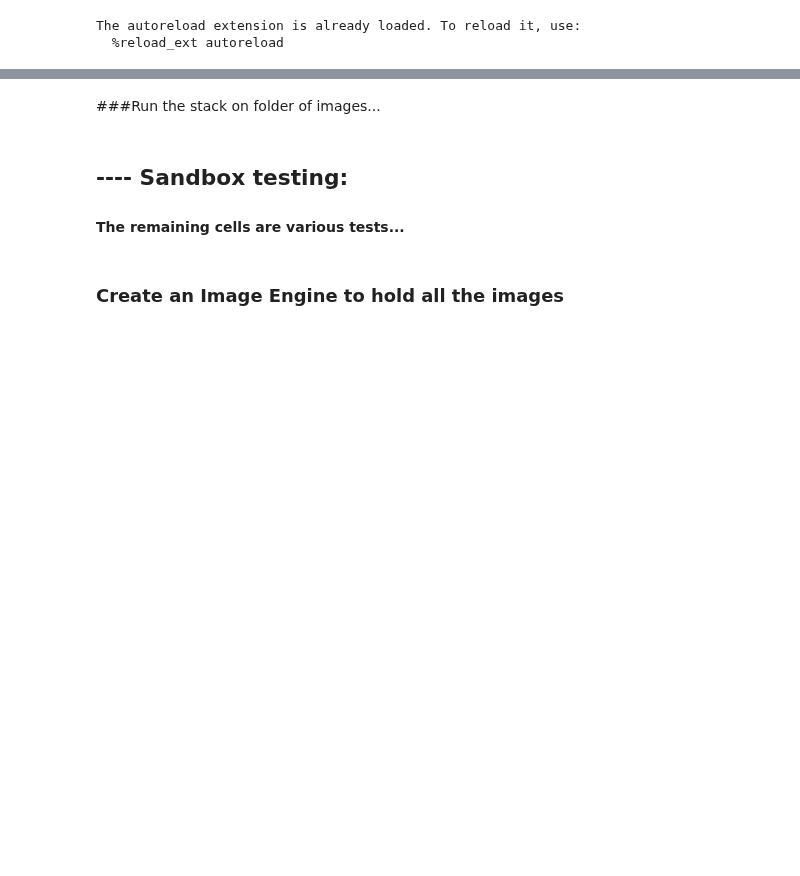
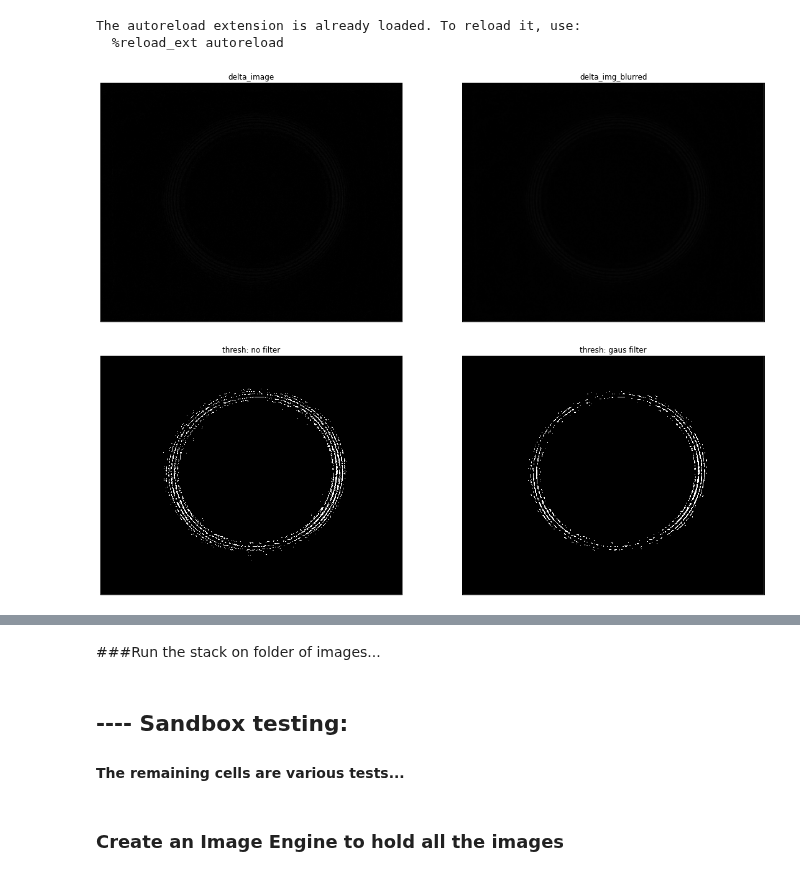
Before and after one commit to Aniruddh1/ipython-opencv-notebooks, a Jupyter notebook: notebooks/ContactFront_MR_EdgeCircles.ipynb, the cells around one changed output, grey strips where cells are left out. Drawn from its saved outputs; the diff is of its cells as text; code cells hidden in the pictures; blank space fills up the shorter version.

```diff
--- a/notebooks/ContactFront_MR_EdgeCircles.ipynb
+++ b/notebooks/ContactFront_MR_EdgeCircles.ipynb
@@ -16,6 +16,44 @@ import ip_routines as ip
 # %% [output]
 The autoreload extension is already loaded. To reload it, use:
   %reload_ext autoreload
+# %%
+plot_lst = []
+bg_num = 1
+fg_num = 120
+bg_img_name = ("/data/tmp/ripped/2015-10-28_thr_test1-%03d.png" % (bg_num))
+fg_img_name = ("/data/tmp/ripped/2015-10-28_thr_test1-%03d.png" % (fg_num))
+
+bg_img = cv2.imread(bg_img_name, cv2.IMREAD_GRAYSCALE)
+fg_img = cv2.imread(fg_img_name, cv2.IMREAD_GRAYSCALE)
+# plot_lst.append( (bg_img,'bg_img') )
+# plot_lst.append( (fg_img,'fg_img') )
+
+cum_img_bool = np.zeros(bg_img.shape[:2], np.bool)
+total_size = cum_img_bool.size
+
+delta_image = cv2.absdiff(bg_img, fg_img)
+plot_lst.append( (delta_image,'delta_image') )
+
+kernel_size = 5
+thresh_val = 6
+
+delta_img_blurred = cv2.GaussianBlur(delta_image, (kernel_size, kernel_size), 0)
+plot_lst.append( (delta_img_blurred,'delta_img_blurred') )
+
+ret,delta_image_thresh = cv2.threshold(delta_image, thresh_val, 255, cv2.THRESH_BINARY)
+plot_lst.append( (delta_image_thresh,'thresh: no filter') )
+
+ret,delta_image_thresh2 = cv2.threshold(delta_img_blurred, thresh_val, 255, cv2.THRESH_BINARY)
+plot_lst.append( (delta_image_thresh2,'thresh: gaus filter') )
+
+
+# cum_img_bool = np.logical_or(cum_img_bool, delta_img_blurred)
+# process_img = np.uint8(cum_img_bool) * 255
+
+util.plot_imgs(plot_lst, color=False, max_cols = 2)
+# %% [output]
+[figure, added]
+[figure, added]
 # %%
 # old video
 img_num = 2182   #centerXY = (690, 452)
```
Also changed, not shown: parts of 6 cells of this notebook.
